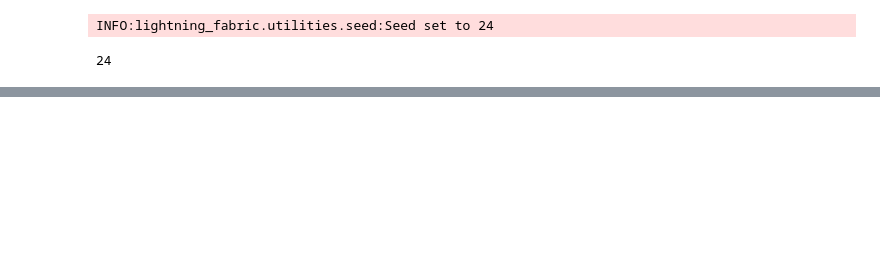
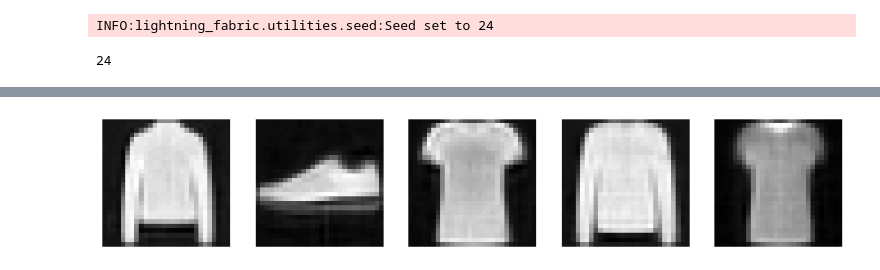
Before and after one commit to Luis-Menezes/NN_SupervisedLearning, a Jupyter notebook: project_3.ipynb, the cells around one changed output, grey strips where cells are left out. Saved outputs shown, nothing was run; the diff lists cells and outputs as text; code cells hidden in the pictures; blank space fills up the shorter version.

```diff
--- a/project_3.ipynb
+++ b/project_3.ipynb
@@ -247,31 +329,22 @@ gen_fashion(0.0, 1.0), gen_fashion(1.0, 0.0)
 # %%
-import numpy as np
+def generate_new_samples(model, device, latent_dim=100, num_samples=5):
+    model.eval()
+    with torch.no_grad():
+        # 1. Gera ruído aleatório da distribuição Normal(0, 1)
+        z = torch.randn(num_samples, latent_dim).to(device)
 
-def plot_latent_space(model, scale=5.0, n=25, digit_size=28, figsize=15):
-    # display a n*n 2D manifold of digits
-    figure = np.zeros((digit_size * n, digit_size * n))
+        # 2. Decodifica
+        samples = model.decode(z).cpu()
 
-    # construct a grid
-    grid_x = np.linspace(-scale, scale, n)
-    grid_y = np.linspace(-scale, scale, n)[::-1]
+    # 3. Plota
+    plt.figure(figsize=(15, 3))
+    for i in range(num_samples):
+        plt.subplot(1, num_samples, i+1)
+        plt.imshow(samples[i].view(28, 28), cmap='gray')
+        plt.axis('off')
+        plt.title("")
+    plt.show()
 
-    for i, yi in enumerate(grid_y):
-        for j, xi in enumerate(grid_x):
-            z_sample = torch.tensor([[xi, yi]], dtype=torch.float).to(device)
-            x_decoded = model.decode(z_sample)
-            digit = x_decoded[0].detach().cpu().reshape(digit_size, digit_size)
-            figure[i * digit_size : (i + 1) * digit_size, j * digit_size : (j + 1) * digit_size,] = digit
-
-    plt.figure(figsize=(figsize, figsize))
-    plt.title('VAE Latent Space Visualization')
-    start_range = digit_size // 2
-    end_range = n * digit_size + start_range
-    pixel_range = np.arange(start_range, end_range, digit_size)
-    sample_range_x = np.round(grid_x, 1)
-    sample_range_y = np.round(grid_y, 1)
-    plt.xticks(pixel_range, sample_range_x)
-    plt.yticks(pixel_range, sample_range_y)
-    plt.xlabel("mean, z [0]")
-    plt.ylabel("var, z [1]")
-    plt.imshow(figure, cmap="Greys_r")
-    plt.show()
+generate_new_samples(model, device, latent_dim=LATENT_DIM)
+# %% [output]
+[figure, added]
```
Also changed, not shown: parts of 27 cells of this notebook.
